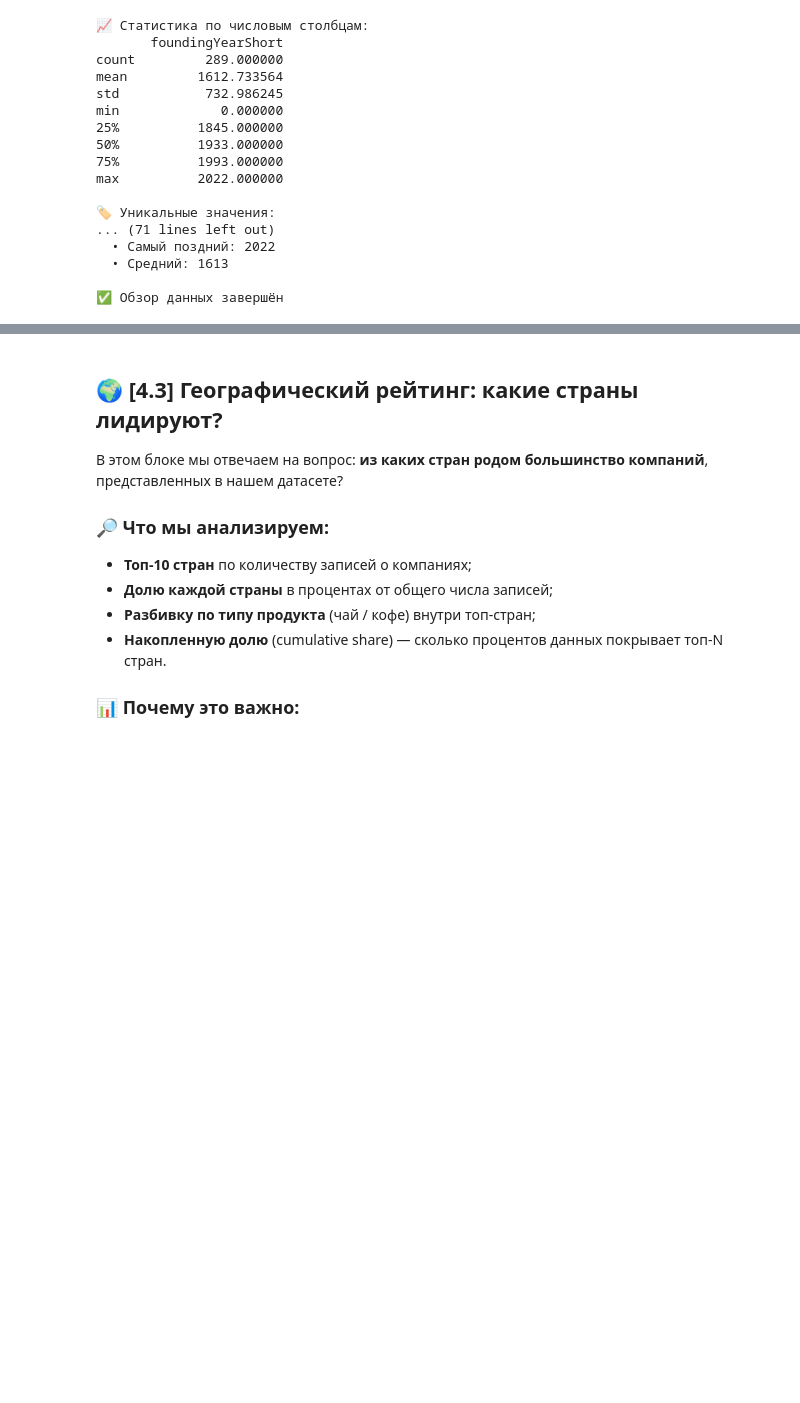
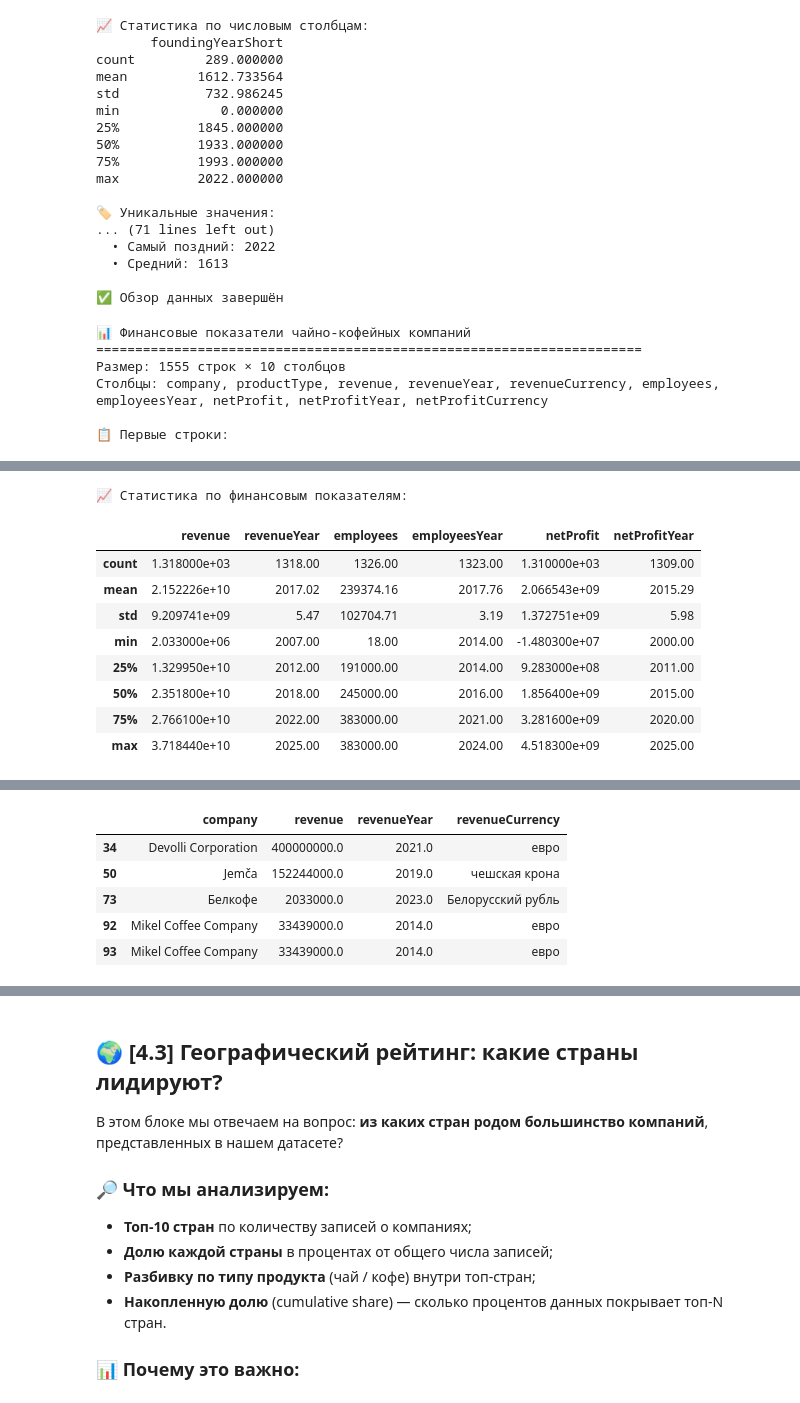
Before and after one commit to dklishta/python-ai-Gailunaite-Darya, a Jupyter notebook: notebooks/week2b_read_csv.ipynb, the cells around one changed output, grey strips where cells are left out. Cells and saved outputs as stored; diff of their text form; code cells hidden in the pictures; blank space fills up the shorter version.

```diff
--- a/notebooks/week2b_read_csv.ipynb
+++ b/notebooks/week2b_read_csv.ipynb
@@ -281,3 +414,67 @@ max          2022.000000
   • Средний: 1613
 
 ✅ Обзор данных завершён
+# %%
+# 🔍 Шаг 3. Обзор финансовых данных
+
+def show_fin_info(df, name, n=5):
+    """Расширенный обзор финансового DataFrame."""
+    print(f"\n📊 {name}")
+    print("=" * 70)
+    print(f"Размер: {df.shape[0]} строк × {df.shape[1]} столбцов")
+    print("Столбцы:", ", ".join(df.columns))
+
+    print("\n📋 Первые строки:")
+    display(df.head(n))
+
+    # Статистика по числовым столбцам
+    numeric_cols = df.select_dtypes(include=[np.number]).columns
+    if len(numeric_cols) > 0:
+        print("\n📈 Статистика по финансовым показателям:")
+        display(df[numeric_cols].describe().round(2))
+
+    # Категориальные столбцы
+    print("\n🏷️ Категориальные данные:")
+    for col in df.select_dtypes(include=['object']).columns:
+        unique = df[col].nunique()
+        top = df[col].mode()[0] if not df[col].mode().empty else "N/A"
+        print(f"• {col}: {unique} уникальных | чаще всего: '{top}'")
+
+# Запуск обзора
+show_fin_info(df_fin, "Финансовые показатели чайно-кофейных компаний")
+
+# ============================================================
+# 💡 Дополнительные быстрые срезы
+# ============================================================
+
+print("\n" + "=" * 70)
+print("📌 БЫСТРЫЕ СРЕЗЫ ПО ДАННЫМ")
+print("=" * 70)
+
+# Продукты
+if "productType" in df_fin.columns:
+    print("\n☕ Распределение по типам продуктов:")
+    print(df_fin["productType"].value_counts())
+
+# Валюты
+currency_cols = ["revenueCurrency", "netProfitCurrency"]
+for col in currency_cols:
+    if col in df_fin.columns and df_fin[col].notna().any():
+        print(f"\n💱 Уникальные валюты в {col}:")
+        print(df_fin[col].dropna().unique())
+
+# Компании с данными по выручке
+if "revenue" in df_fin.columns and "company" in df_fin.columns:
+    with_revenue = df_fin[df_fin["revenue"].notna()]
+    if len(with_revenue) > 0:
+        print(f"\n💰 Компании с данными по выручке ({len(with_revenue)} шт.):")
+        display(with_revenue[["company", "revenue", "revenueYear", "revenueCurrency"]].head())
+
+print("\n✅ Обзор завершён")
+# %% [output]
+📊 Финансовые показатели чайно-кофейных компаний
+======================================================================
+Размер: 1555 строк × 10 столбцов
+Столбцы: company, productType, revenue, revenueYear, revenueCurrency, employees, employeesYear, netProfit, netProfitYear, netProfitCurrency
+
+📋 Первые строки:
@@ -283,0 +487,10 @@ max          2022.000000
+📈 Статистика по финансовым показателям:
+|  | revenue | revenueYear | employees | employeesYear | netProfit | netProfitYear |
+| count | 1.318000e+03 | 1318.00 | 1326.00 | 1323.00 | 1.310000e+03 | 1309.00 |
+| mean | 2.152226e+10 | 2017.02 | 239374.16 | 2017.76 | 2.066543e+09 | 2015.29 |
+| std | 9.209741e+09 | 5.47 | 102704.71 | 3.19 | 1.372751e+09 | 5.98 |
+| min | 2.033000e+06 | 2007.00 | 18.00 | 2014.00 | -1.480300e+07 | 2000.00 |
+| 25% | 1.329950e+10 | 2012.00 | 191000.00 | 2014.00 | 9.283000e+08 | 2011.00 |
+| 50% | 2.351800e+10 | 2018.00 | 245000.00 | 2016.00 | 1.856400e+09 | 2015.00 |
+| 75% | 2.766100e+10 | 2022.00 | 383000.00 | 2021.00 | 3.281600e+09 | 2020.00 |
+| max | 3.718440e+10 | 2025.00 | 383000.00 | 2024.00 | 4.518300e+09 | 2025.00 |
@@ -283,0 +514,6 @@ max          2022.000000
+|  | company | revenue | revenueYear | revenueCurrency |
+| 34 | Devolli Corporation | 400000000.0 | 2021.0 | евро |
+| 50 | Jemča | 152244000.0 | 2019.0 | чешская крона |
+| 73 | Белкофе | 2033000.0 | 2023.0 | Белорусский рубль |
+| 92 | Mikel Coffee Company | 33439000.0 | 2014.0 | евро |
+| 93 | Mikel Coffee Company | 33439000.0 | 2014.0 | евро |
```
Also changed, not shown: parts of 5 cells of this notebook.
